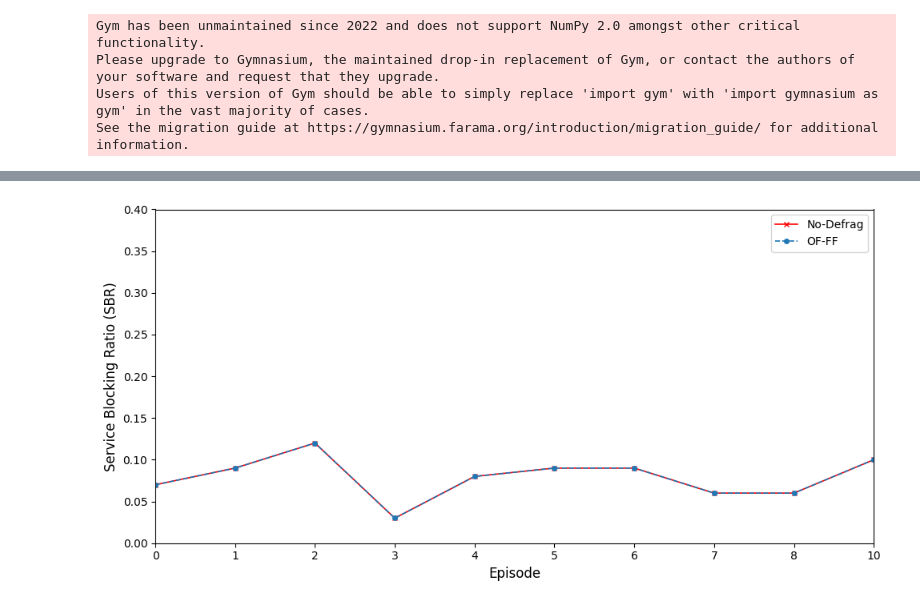
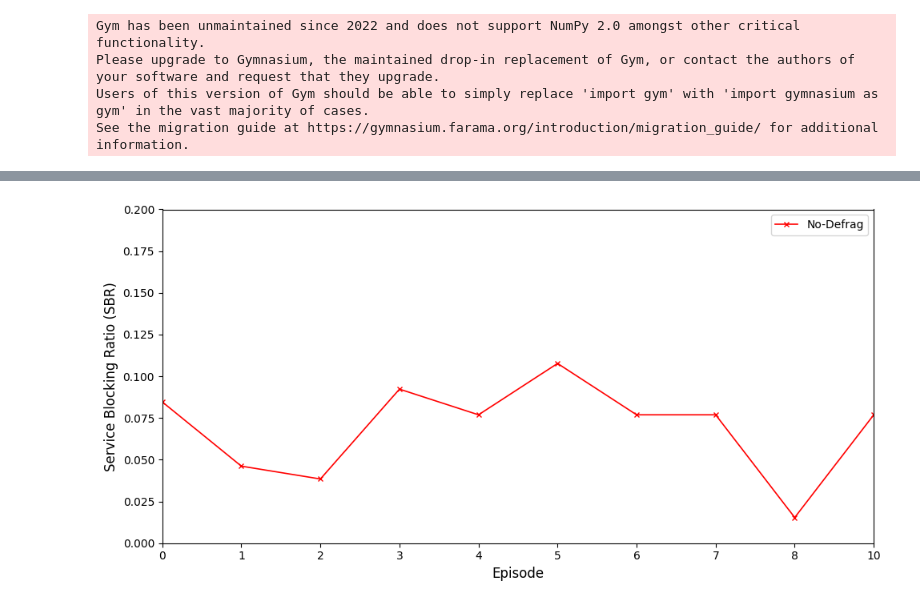
Before and after one commit to TSNTools/TSN_optimizer_platform, a Jupyter notebook: bench.ipynb, the cells around one changed output, grey strips where cells are left out. Drawn from its saved outputs; the diff is of its cells as text; code cells hidden in the pictures.

Commit message:
before trying fast arrival proxy
Co-authored-by: Copilot <copilot@github.com>

```diff
--- a/bench.ipynb
+++ b/bench.ipynb
@@ -98,6 +98,7 @@ def run_no_defrag_on_trace(
     rejected = 0
     total_arrivals = 0
     step_count = 0
+    total_dep = 0
 
     for step in trace:
         step_count += 1
@@ -137,20 +138,24 @@ def run_no_defrag_on_trace(
                 rejected += 1
                 continue
 
-            result = sched.place_stream_first_fit(
+            result = sched.place_stream_first_fit_fast(
                 stream=stream,
                 usecase=inst,
                 problem=problem,
                 port_intervals=port_intervals,
+                max_candidates_per_hop=1,
             )
 
             if result["accepted"]:
                 accepted += 1
             else:
                 rejected += 1
+        total_dep += n_dep
+        #print(f"Step {step_count}: Arrivals={len(step['arrivals'])}, Accepted={accepted}, Rejected={rejected}, Total Arrivals={total_arrivals}, Departures={n_dep}")
 
     sbr = rejected / total_arrivals if total_arrivals > 0 else 0.0
     acc = accepted / total_arrivals if total_arrivals > 0 else 0.0
+    print(f"Total departures: {total_dep}")
 
     return {
         "sbr": sbr,
@@ -330,10 +359,6 @@ def run_drl_on_trace(
         beam_width=beam_width,
         defrag_cycle_penalty=defrag_cycle_penalty,
         reallocation_penalty=reallocation_penalty,
-        lambda_arrival=1.0,              # unused here
-        mu_departure=0.2,                # unused here
-        dt=1.0,                          # unused here
-        decision_points_per_episode=10**9,  # effectively disabled for benchmarking
         ed_ed_settings=None,
         top_k_oldest_random=top_k_oldest_random,
         seed=seed,
@@ -741,7 +766,7 @@ def plot_multiple_sbr_curves(curves, smooth_window=None):
             **style
         )
 
-    plt.ylim(0, 0.4)
+    plt.ylim(0, 0.2)
     plt.xlabel("Episode", fontsize=12)
     plt.ylabel("Service Blocking Ratio (SBR)", fontsize=12)
 
@@ -764,17 +789,17 @@ def plot_multiple_sbr_curves(curves, smooth_window=None):
     plt.show()
 # %%
 results2 = benchmark_shared_trace(
-    methods=("no_defrag","of_ff",),
-    model_path="run_05/best_model.zip",
+    methods=("no_defrag",),
+    model_path="run_02/best_model.zip",
     instance=instance,
     problem=problem,
     n_episodes=10,
-    arrivals_per_episode=100,
+    arrivals_per_episode=200,
     lambda_arrival=1,
-    mu_departure=0.6,
+    mu_departure=1,
     seed=42,
-    p=15,
-    n=3,
+    p=10,
+    n=5,
     max_candidates=5,
     max_steps=500,
     deterministic=True,
@@ -793,16 +828,16 @@ Episode 9: | No-Defrag=0.1000 | OF-FF=0.1000
 # %%
 curves = {}
 
 label_map = {
     "no_defrag_sbr": "No-Defrag",
     "of_ff_sbr": "OF-FF",
     "drl_sbr": "DRL",
 }
 
 for key, label in label_map.items():
     if key in results2:
         curves[label] = results2[key]
 
-plot_multiple_sbr_curves(curves, smooth_window=None)
+plot_multiple_sbr_curves(curves, smooth_window=1)
 # %% [output]
-[figure, old version]
+[figure, new version]
```
Also changed, not shown: parts of 2 cells of this notebook, 28 other files.
